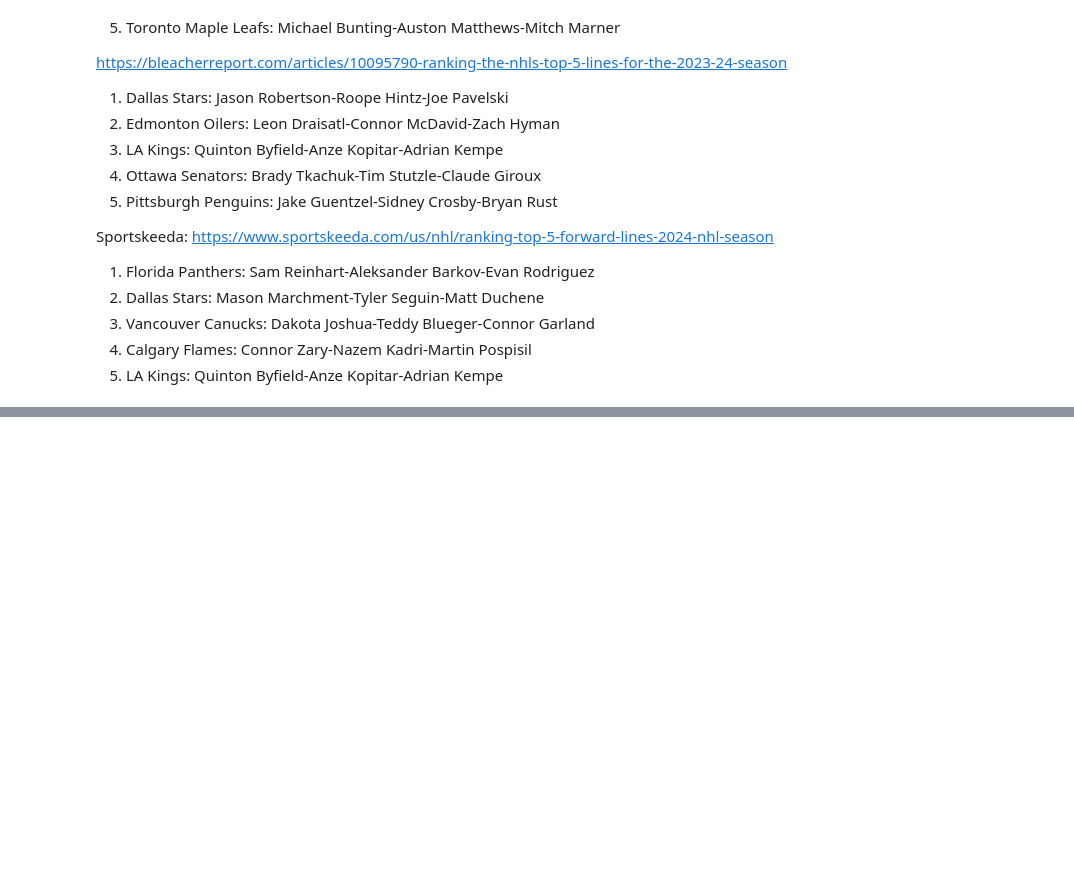
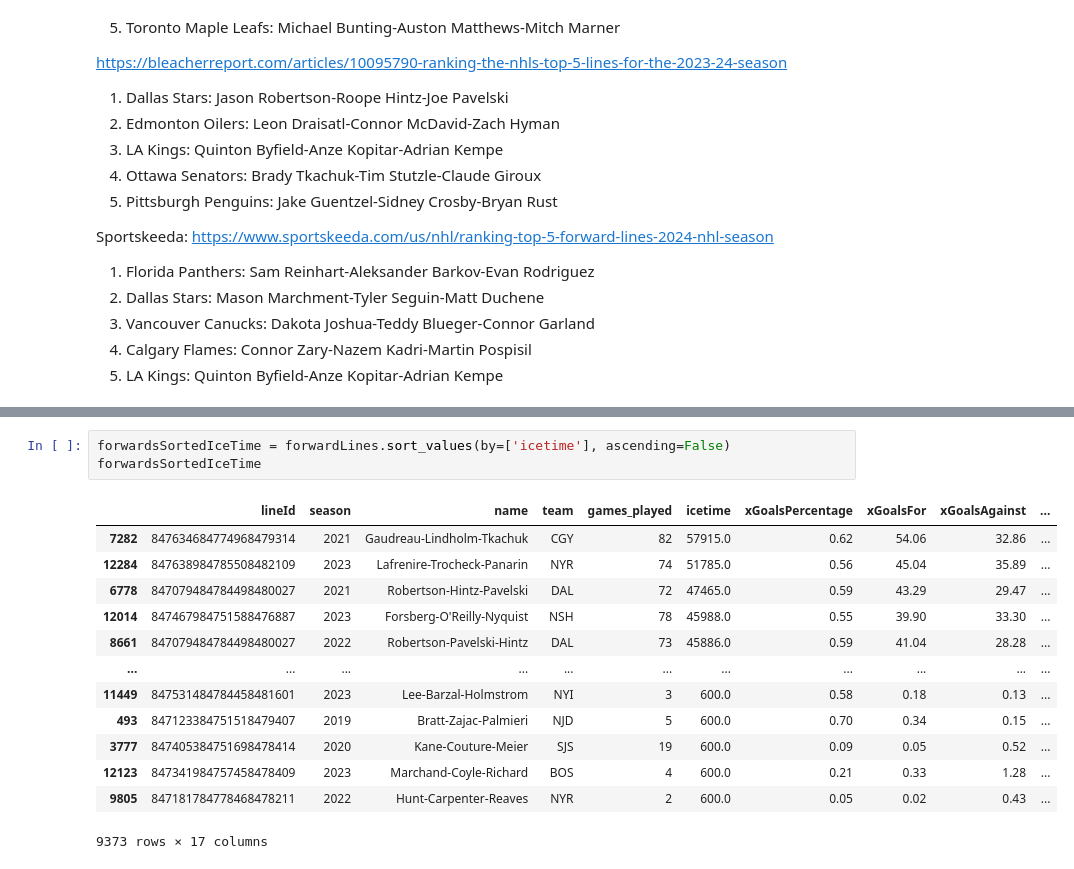
Before and after one commit to emrkel/NHL-Line-Optimisation, a Jupyter notebook: dataWrangling.ipynb, the cells around one changed output, grey strips where cells are left out. Cells and saved outputs as stored; diff of their text form; blank space fills up the shorter version.

```diff
--- a/dataWrangling.ipynb
+++ b/dataWrangling.ipynb
@@ -358,0 +369,17 @@ Sportskeeda: https://www.sportskeeda.com/us/nhl/ranking-top-5-forward-lines-2024
+# %%
+forwardsSortedIceTime = forwardLines.sort_values(by=['icetime'], ascending=False)
+forwardsSortedIceTime
+# %% [output]
+|  | lineId | season | name | team | games_played | icetime | xGoalsPercentage | xGoalsFor | xGoalsAgainst | ... |
+| 7282 | 847634684774968479314 | 2021 | Gaudreau-Lindholm-Tkachuk | CGY | 82 | 57915.0 | 0.62 | 54.06 | 32.86 | ... |
+| 12284 | 847638984785508482109 | 2023 | Lafrenire-Trocheck-Panarin | NYR | 74 | 51785.0 | 0.56 | 45.04 | 35.89 | ... |
+| 6778 | 847079484784498480027 | 2021 | Robertson-Hintz-Pavelski | DAL | 72 | 47465.0 | 0.59 | 43.29 | 29.47 | ... |
+| 12014 | 847467984751588476887 | 2023 | Forsberg-O'Reilly-Nyquist | NSH | 78 | 45988.0 | 0.55 | 39.90 | 33.30 | ... |
+| 8661 | 847079484784498480027 | 2022 | Robertson-Pavelski-Hintz | DAL | 73 | 45886.0 | 0.59 | 41.04 | 28.28 | ... |
+| ... | ... | ... | ... | ... | ... | ... | ... | ... | ... | ... |
+| 11449 | 847531484784458481601 | 2023 | Lee-Barzal-Holmstrom | NYI | 3 | 600.0 | 0.58 | 0.18 | 0.13 | ... |
+| 493 | 847123384751518479407 | 2019 | Bratt-Zajac-Palmieri | NJD | 5 | 600.0 | 0.70 | 0.34 | 0.15 | ... |
+| 3777 | 847405384751698478414 | 2020 | Kane-Couture-Meier | SJS | 19 | 600.0 | 0.09 | 0.05 | 0.52 | ... |
+| 12123 | 847341984757458478409 | 2023 | Marchand-Coyle-Richard | BOS | 4 | 600.0 | 0.21 | 0.33 | 1.28 | ... |
+| 9805 | 847181784778468478211 | 2022 | Hunt-Carpenter-Reaves | NYR | 2 | 600.0 | 0.05 | 0.02 | 0.43 | ... |
+9373 rows × 17 columns
```
Also changed, not shown: parts of 6 cells of this notebook, 1 other file.
